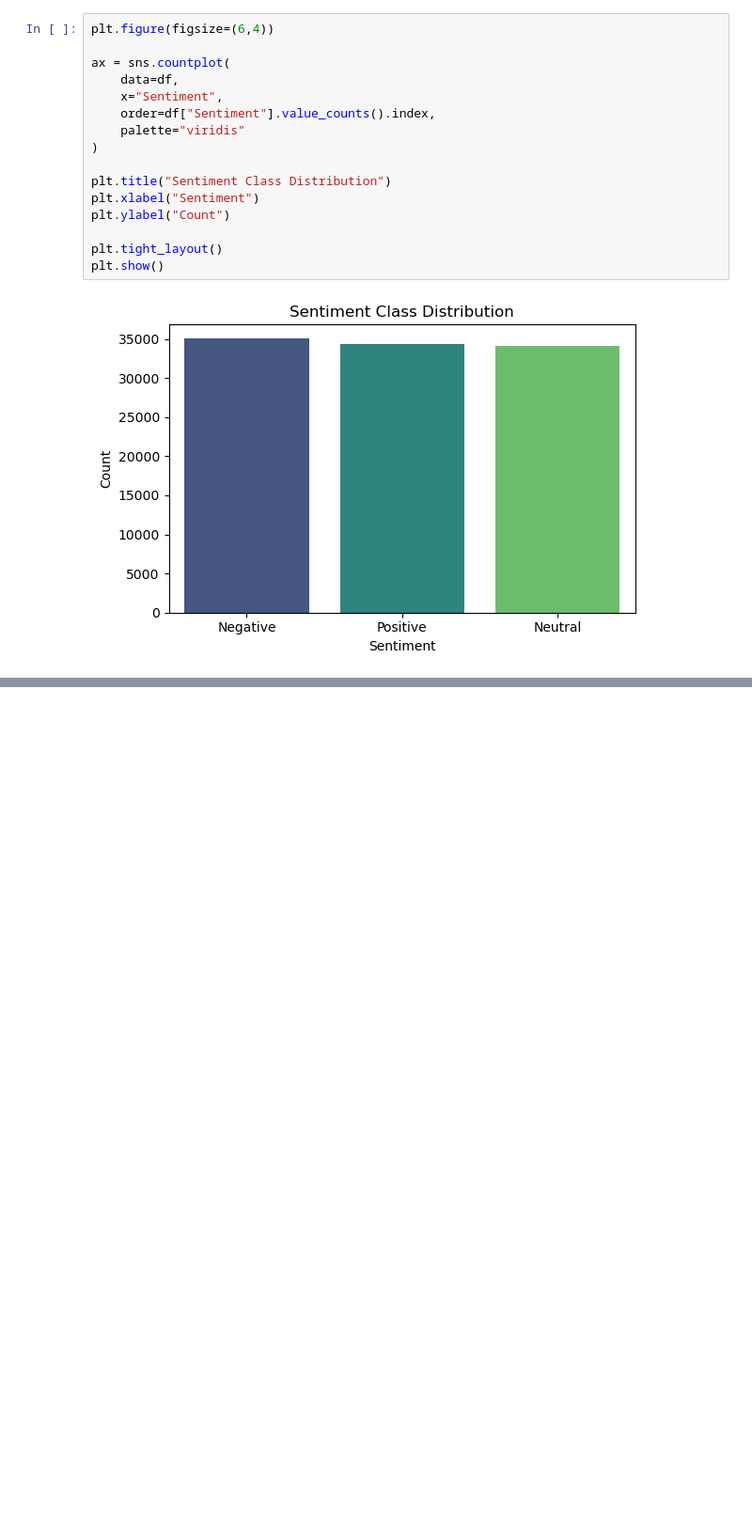
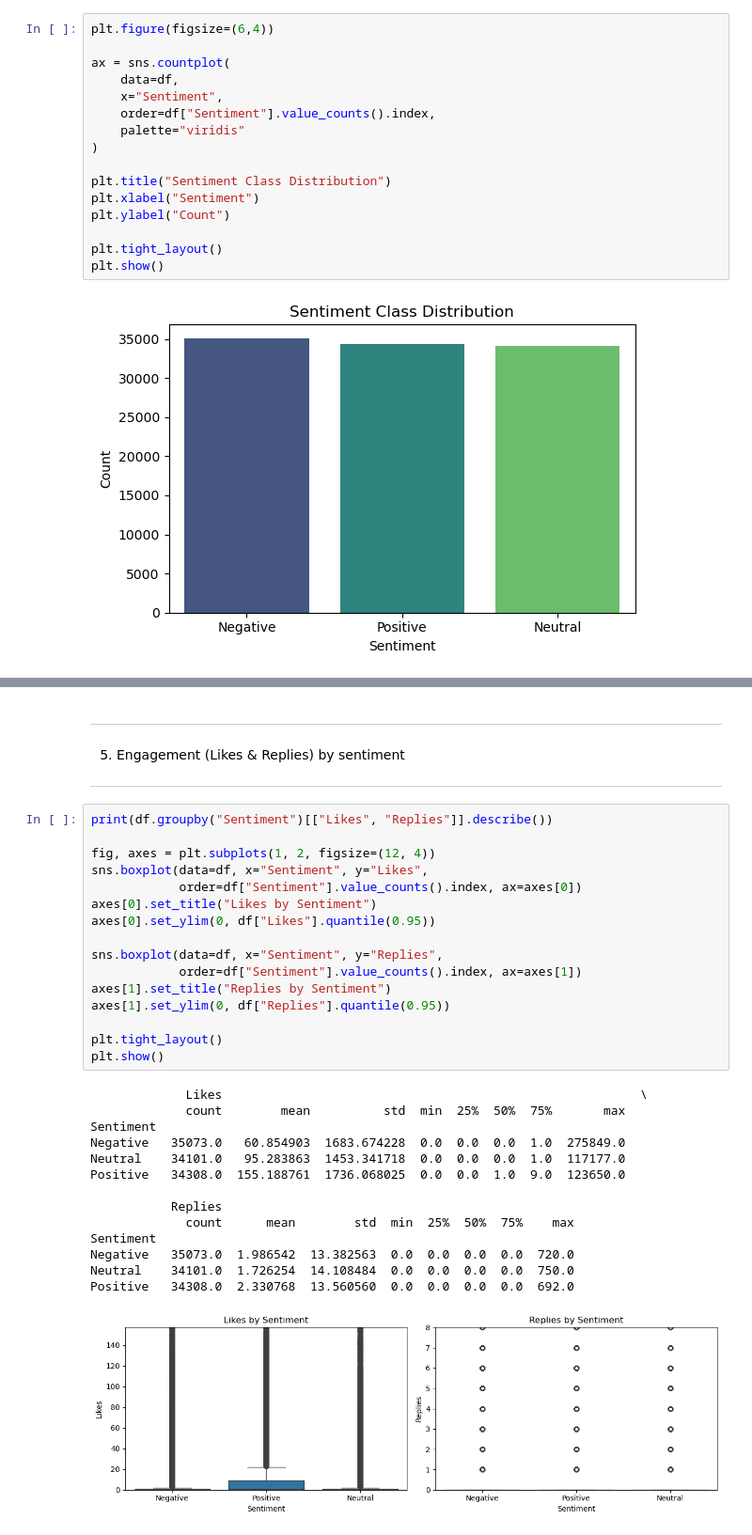
Before and after one commit to tiya02sharma-boop/Multilingual-Social-Media-Sentiment-Analysis-Using-Classical-ML, a Jupyter notebook: notebooks/01_eda.ipynb, the cells around one changed output, grey strips where cells are left out. Shown at 94% size. Saved outputs shown, nothing was run; the diff lists cells and outputs as text; blank space fills up the shorter version.

```diff
--- a/notebooks/01_eda.ipynb
+++ b/notebooks/01_eda.ipynb
@@ -95,0 +129,35 @@ plt.show()
+# %% [markdown]
+ ------------------------------------------------------------------
+ 5. Engagement (Likes & Replies) by sentiment
+ ------------------------------------------------------------------
+# %%
+print(df.groupby("Sentiment")[["Likes", "Replies"]].describe())
+
+fig, axes = plt.subplots(1, 2, figsize=(12, 4))
+sns.boxplot(data=df, x="Sentiment", y="Likes",
+            order=df["Sentiment"].value_counts().index, ax=axes[0])
+axes[0].set_title("Likes by Sentiment")
+axes[0].set_ylim(0, df["Likes"].quantile(0.95))
+
+sns.boxplot(data=df, x="Sentiment", y="Replies",
+            order=df["Sentiment"].value_counts().index, ax=axes[1])
+axes[1].set_title("Replies by Sentiment")
+axes[1].set_ylim(0, df["Replies"].quantile(0.95))
+
+plt.tight_layout()
+plt.show()
+# %% [output]
+             Likes                                                         \
+             count        mean          std  min  25%  50%  75%       max
+Sentiment
+Negative   35073.0   60.854903  1683.674228  0.0  0.0  0.0  1.0  275849.0
+Neutral    34101.0   95.283863  1453.341718  0.0  0.0  0.0  1.0  117177.0
+Positive   34308.0  155.188761  1736.068025  0.0  0.0  1.0  9.0  123650.0
+
+           Replies
+             count      mean        std  min  25%  50%  75%    max
+Sentiment
+Negative   35073.0  1.986542  13.382563  0.0  0.0  0.0  0.0  720.0
+Neutral    34101.0  1.726254  14.108484  0.0  0.0  0.0  0.0  750.0
+Positive   34308.0  2.330768  13.560560  0.0  0.0  0.0  0.0  692.0
+[figure, added]
```
Also changed, not shown: parts of 11 cells of this notebook, 2 other files.
